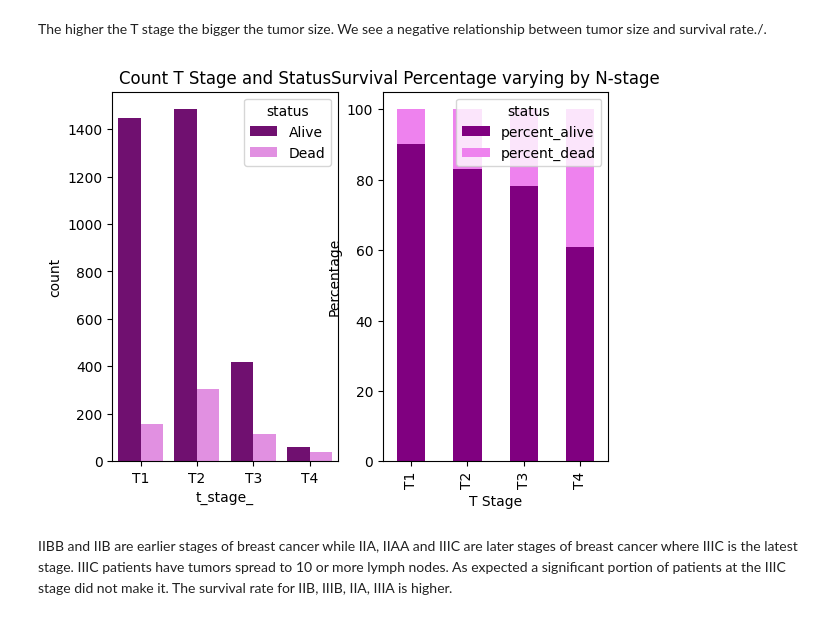
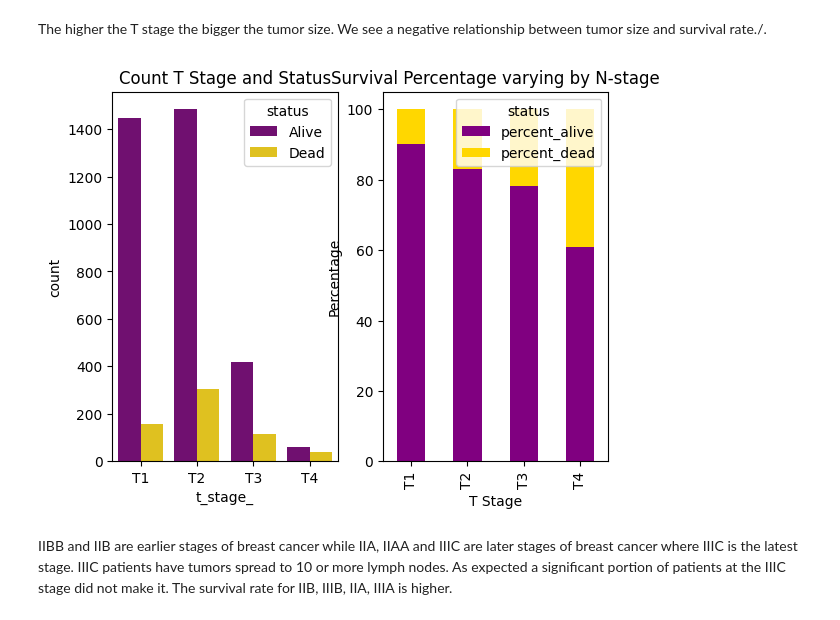
Before and after one commit to Chris-Vuong/breast-cancer, a Jupyter notebook: breast-cancer-analysis.ipynb, the cells around one changed output. Drawn from its saved outputs; the diff is of its cells as text; code cells hidden in the pictures.

```diff
--- a/breast-cancer-analysis.ipynb
+++ b/breast-cancer-analysis.ipynb
@@ -116,26 +116,26 @@ The higher the T stage the bigger the tumor size. We see a negative relationship
 # %%
 # intial t-stage dataframe calculations
 df_tstage = df.groupby(by=["t_stage_", "status"])["status"].count().unstack()
 df_tstage["percent_alive"] = round(df_tstage["Alive"] / df_tstage.iloc[:,0:2].sum(axis=1) * 100, 1)
 df_tstage["percent_dead"] = round(df_tstage["Dead"] / df_tstage.iloc[:,0:2].sum(axis=1) * 100, 1)
 
 # countplot of t-stage
 f, axes = plt.subplots(1, 2)
-sns.countplot(data=df, x="t_stage_", hue="status", palette=['purple', 'violet'], ax=axes[0]).set(title="Count T Stage and Status")
+sns.countplot(data=df, x="t_stage_", hue="status", palette=['purple', 'gold'], ax=axes[0]).set(title="Count T Stage and Status")
 
 # percentage bar plot
 df_tstage[["percent_alive", "percent_dead"]].plot(
   kind ='bar',
   stacked=True,
-  color=['purple', 'violet'],
+  color=['purple', 'gold'],
   ax=axes[1],
   title = "Survival Percentage varying by N-stage")
 
 plt.xlabel('T Stage')
 plt.ylabel('Percentage')
 plt.show()
 # %% [output]
-[figure, old version]
+[figure, new version]
 # %% [markdown]
 IIBB and IIB are earlier stages of breast cancer while IIA, IIAA and IIIC are later stages of breast cancer
 where IIIC is the latest stage. IIIC patients have tumors spread to 10 or more lymph nodes. As expected a significant portion
```
Also changed, not shown: parts of 6 cells of this notebook.
